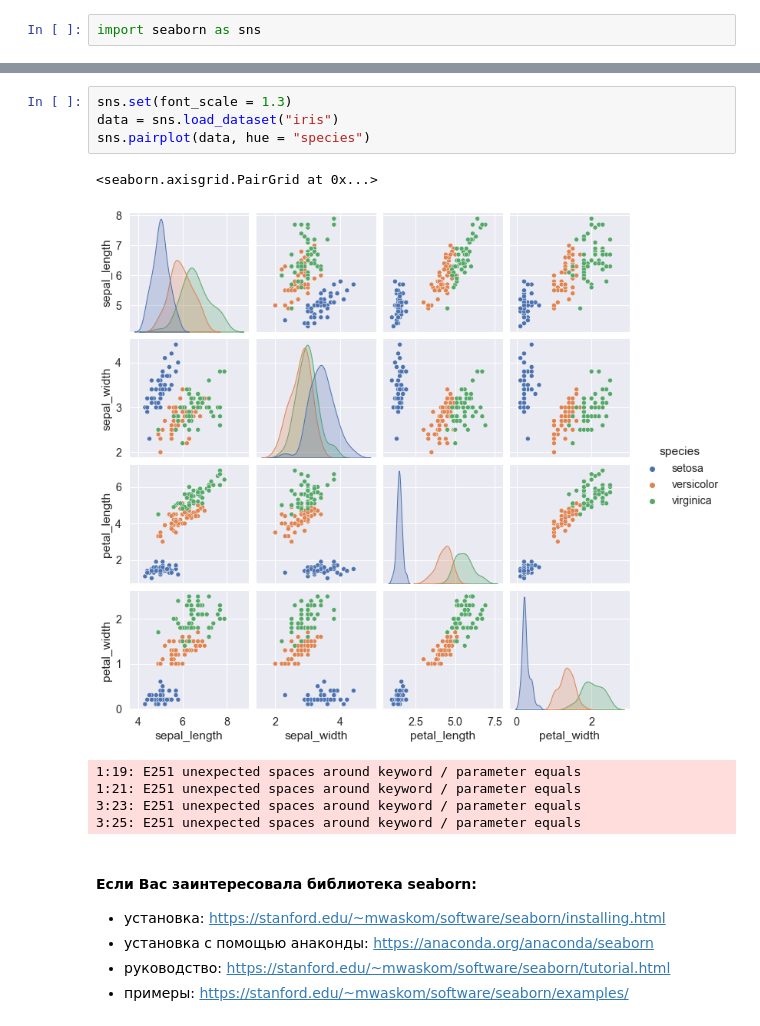
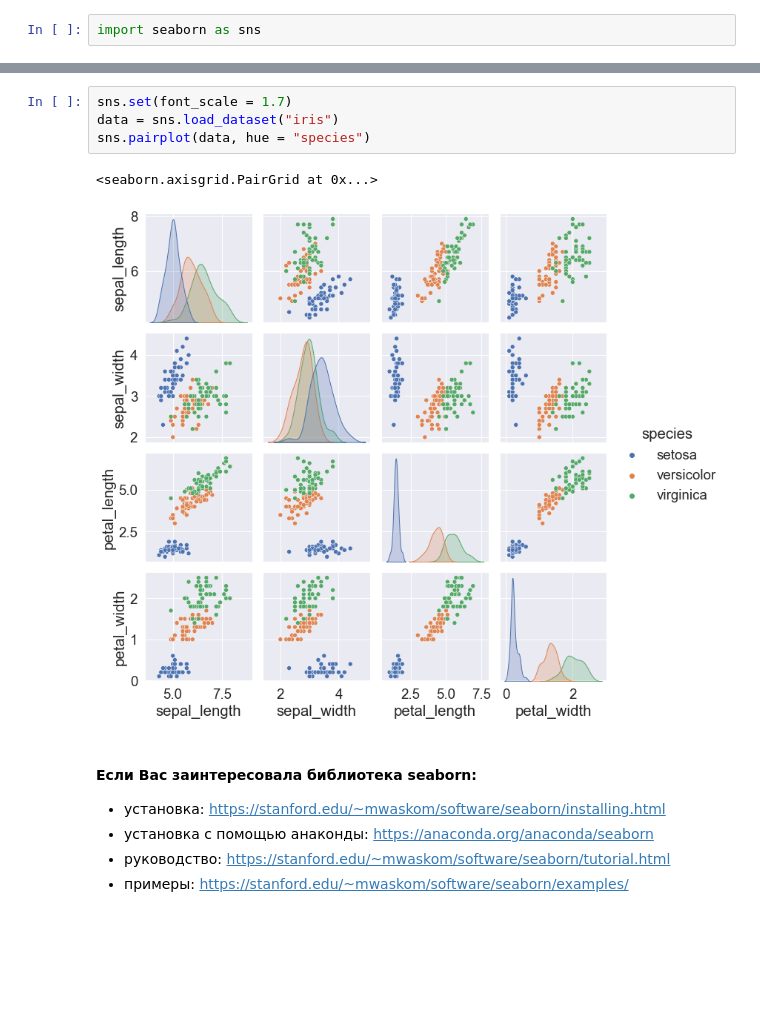
Before and after one commit to barklan-junk-yard/coursera_yandex_ml, a Jupyter notebook: 2_course [Supervised Learning]/Week 2 [Fighting Overfitting]/sklearn.datasets.ipynb, the cells around one changed output, grey strips where cells are left out. Cells and saved outputs as stored; diff of their text form; blank space fills up the shorter version.

```diff
--- a/2_course [Supervised Learning]/Week 2 [Fighting Overfitting]/sklearn.datasets.ipynb
+++ b/2_course [Supervised Learning]/Week 2 [Fighting Overfitting]/sklearn.datasets.ipynb
@@ -272,14 +244,10 @@ Object `sns.set()` not found.
 # %%
-sns.set(font_scale = 1.3)
+sns.set(font_scale = 1.7)
 data = sns.load_dataset("iris")
 sns.pairplot(data, hue = "species")
 # %% [output]
 <seaborn.axisgrid.PairGrid at 0x...>
-[figure, old version]
+[figure, new version]
-1:19: E251 unexpected spaces around keyword / parameter equals
-1:21: E251 unexpected spaces around keyword / parameter equals
-3:23: E251 unexpected spaces around keyword / parameter equals
-3:25: E251 unexpected spaces around keyword / parameter equals
 # %% [markdown]
 #### **Если Вас заинтересовала библиотека seaborn:**
 * установка: https://stanford.edu/~mwaskom/software/seaborn/installing.html
```
Also changed, not shown: parts of 14 cells of this notebook, 1 other file.
